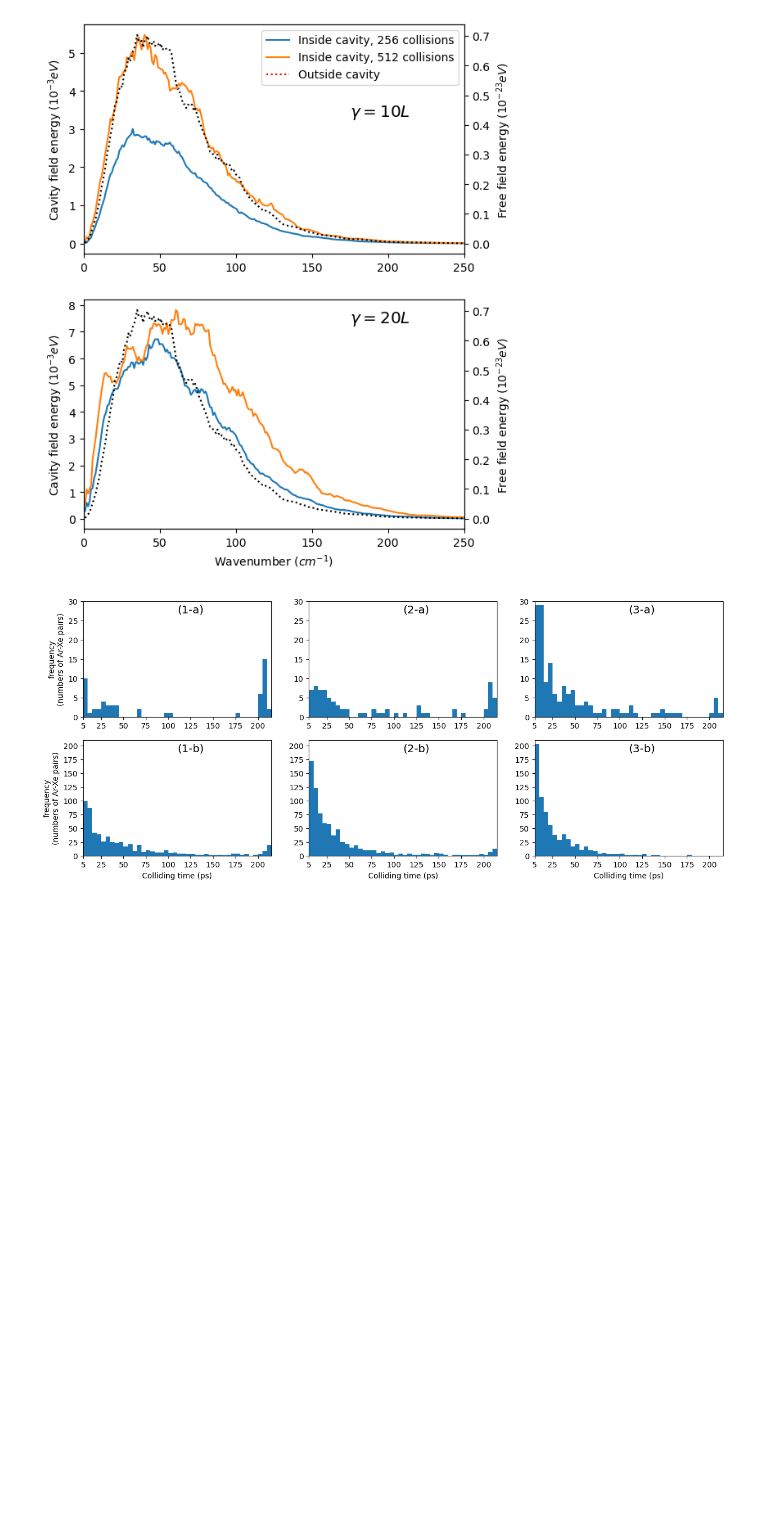
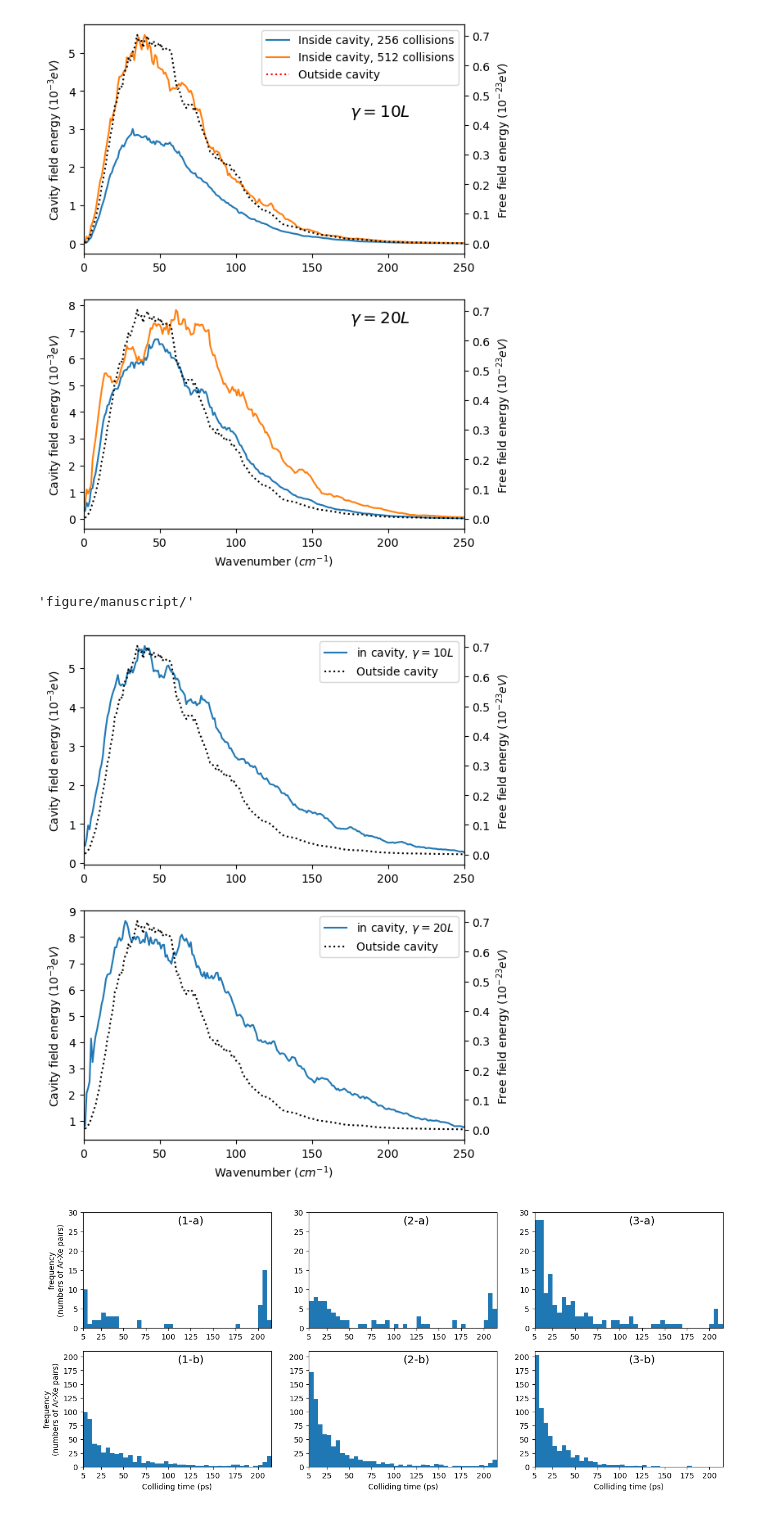
Before and after one commit to RibeiroGroup/Molecular-Dynamics-for-CIS, a Jupyter notebook: src/analyze_monte_carlo.ipynb, the cells around one changed output. Cells and saved outputs as stored; diff of their text form; code cells hidden in the pictures; blank space fills up the shorter version.

```diff
--- a/src/analyze_monte_carlo.ipynb
+++ b/src/analyze_monte_carlo.ipynb
@@ -393,6 +313,84 @@ gc.collect()
 # %% [output]
 12981
 [figure]
+# %%
+fig_root
+# %% [output]
+'figure/manuscript/'
+# %%
+"""
+Electromagnetic profiling for computing spectra
+For simulation
+"""
+
+fig,ax = plt.subplots(2, figsize = (6,8))
+
+for i, (temp, cavityfield_result_path) in enumerate(CAVITYFIELD_RESULT_DICT3.items()):
+
+    directory_dict = categorizing_pickle(cavityfield_result_path, '')
+
+    rad_profile = []
+    n_pickle = 0
+    for i_, (j, path) in enumerate(directory_dict.items()):
+        try:
+            with open(path, 'rb') as handle:
+                result_dict = pickle.load(handle)
+        except:
+            print(path)
+            continue
+
+        omega_profile, rad_profile1 = spectra_utils.field_spectra(
+            result_dict,
+            convert_function = {
+                'energy': red.convert_energy,
+                'wavenumber':red.convert_wavenumber},
+            mode = 'absolute'
+        )
+        rad_profile.append(rad_profile1)
+
+        del result_dict
+
+        n_pickle += 1
+        if n_pickle > 40: break
+
+    rad_profile = np.mean(rad_profile, axis = 0)
+    rad_profile *= 1e3
+    o, f = moving_average(omega_profile, rad_profile, w = 10)
+
+    label = '10L' if i == 0 else '20L'
+    ax[i].plot(o, f, label = r'in cavity, $\gamma = {}$'.format(label))
+    # to here for rad profile - end of copy
+
+    tax = ax[i].twinx()
+    tax.plot(
+        omega_profile100, rad_profile100,
+        linestyle = linestyle_list[2], color= 'black'
+    )
+
+    ax[i].plot(
+        [], [], label = "Outside cavity" ,
+        linestyle = linestyle_list[2],color='black'
+    )
+
+    ax[i].set_xlim(0, 250)
+
+    """
+    if i == 0:
+        ax[i].set_ylim(-0.01, 4)
+        tax.set_ylim(-0.01, 0.72)
+    elif i == 1:
+        ax[i].set_ylim(-0.01, 6.5)
+        tax.set_ylim(-0.01, 1.0)
+    """
+
+    ax[i].set_ylabel(r"Cavity field energy ($10^{-3} eV$)")
+    tax.set_ylabel(r"Free field energy ($10^{-23} eV$)")
+    ax[i].legend()
+
+ax[i].set_xlabel(r'Wavenumber ($cm^{-1}$)')
+fig.savefig(fig_root + "boltzmann_cavity_spectrum.jpeg",dpi = 600,bbox_inches = 'tight')
+# %% [output]
+[figure, added]
 # %%
 ##################################
 # HISTOGRAM OF COLLISION TIME    #
```
Also changed, not shown: parts of 4 cells of this notebook, 15 other files.
